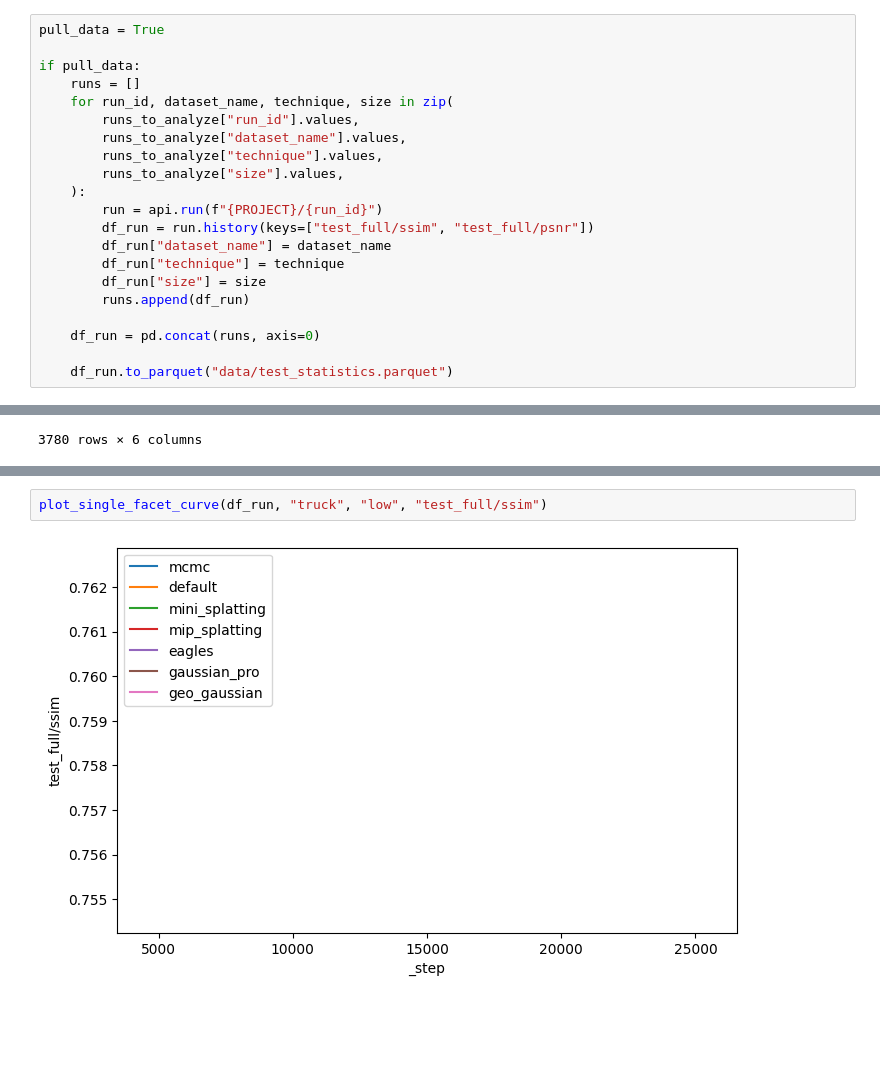
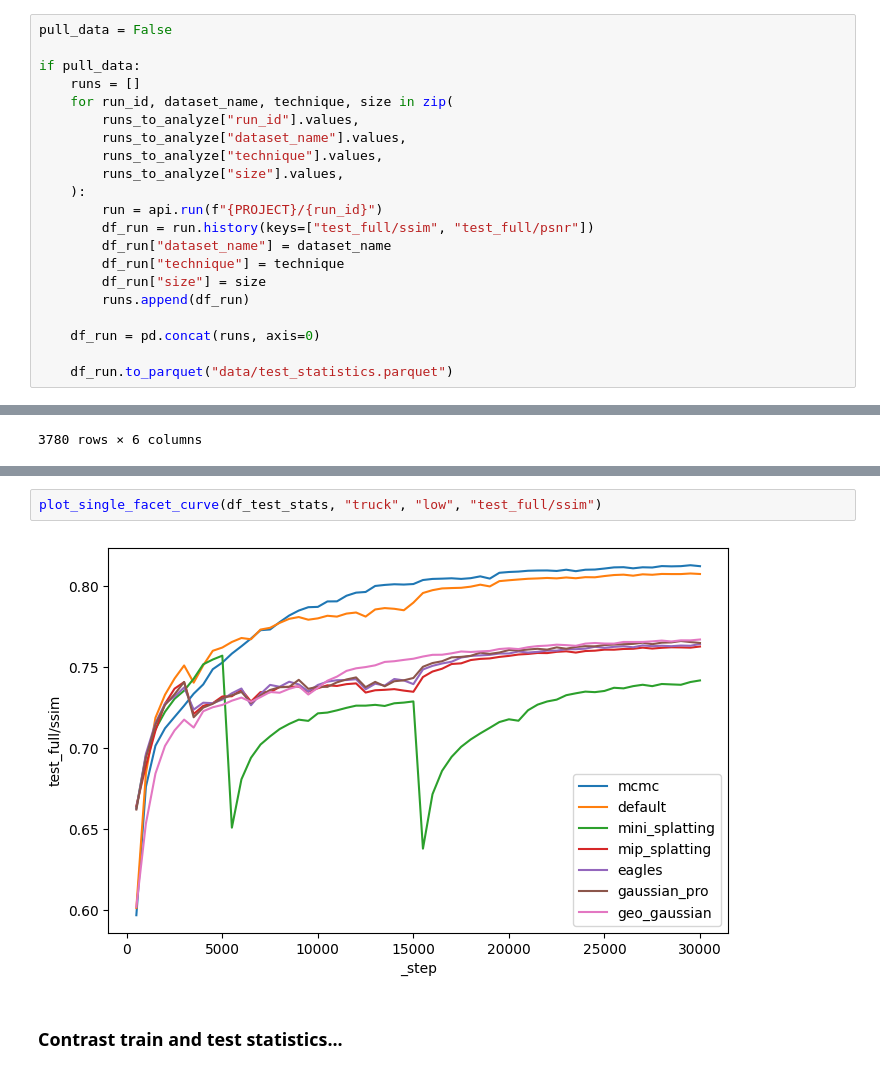
Before and after one commit to PaulErpen/wandb-data-analysis, a Jupyter notebook: wandb-data-analysis.ipynb, the cells around one changed output, grey strips where cells are left out. Saved outputs shown, nothing was run; the diff lists cells and outputs as text; blank space fills up the shorter version.

Commit message:
Implement contrast of performance indicators

```diff
--- a/wandb-data-analysis.ipynb
+++ b/wandb-data-analysis.ipynb
@@ -138,7 +138,7 @@ df_training_stats
 # %% [markdown]
 ### Pull the test statistics...
 # %%
-pull_data = True
+pull_data = False
 
 if pull_data:
     runs = []
@@ -212,6 +214,8 @@ plot_single_facet_curve(df_run, "truck", "low", "train/ssim", smooth_frac=0.05)
 # %%
-plot_single_facet_curve(df_run, "truck", "low", "test_full/ssim")
+plot_single_facet_curve(df_test_stats, "truck", "low", "test_full/ssim")
 # %% [output]
-[figure, old version]
+[figure, new version]
+# %% [markdown]
+### Contrast train and test statistics...
 # %%
 def contrast_train_and_test_progress(
```
Also changed, not shown: parts of 15 cells of this notebook.
